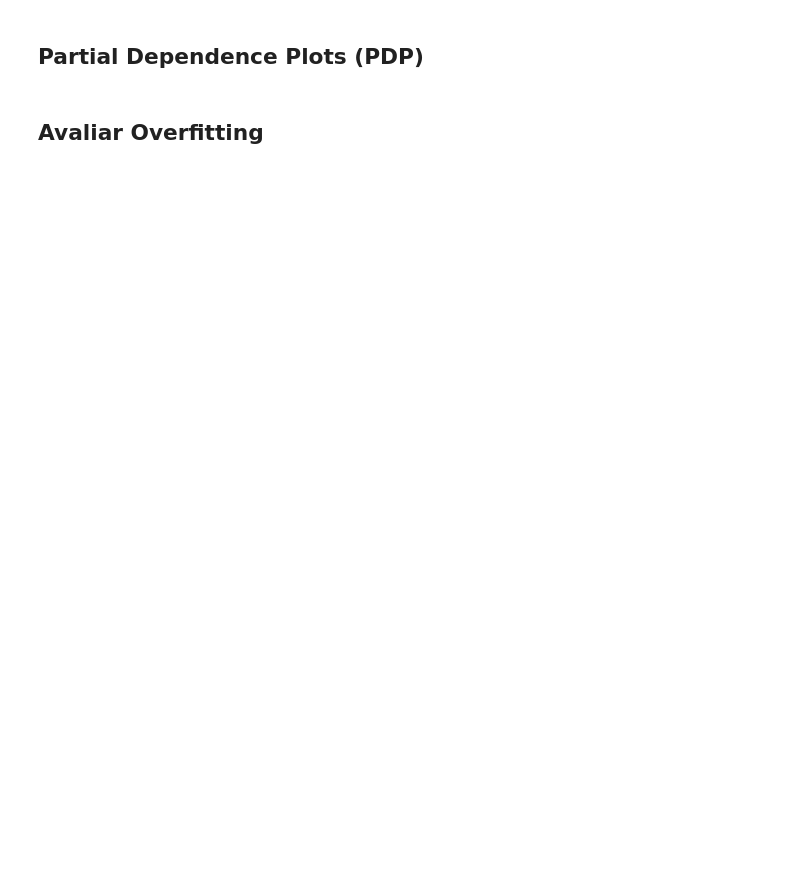
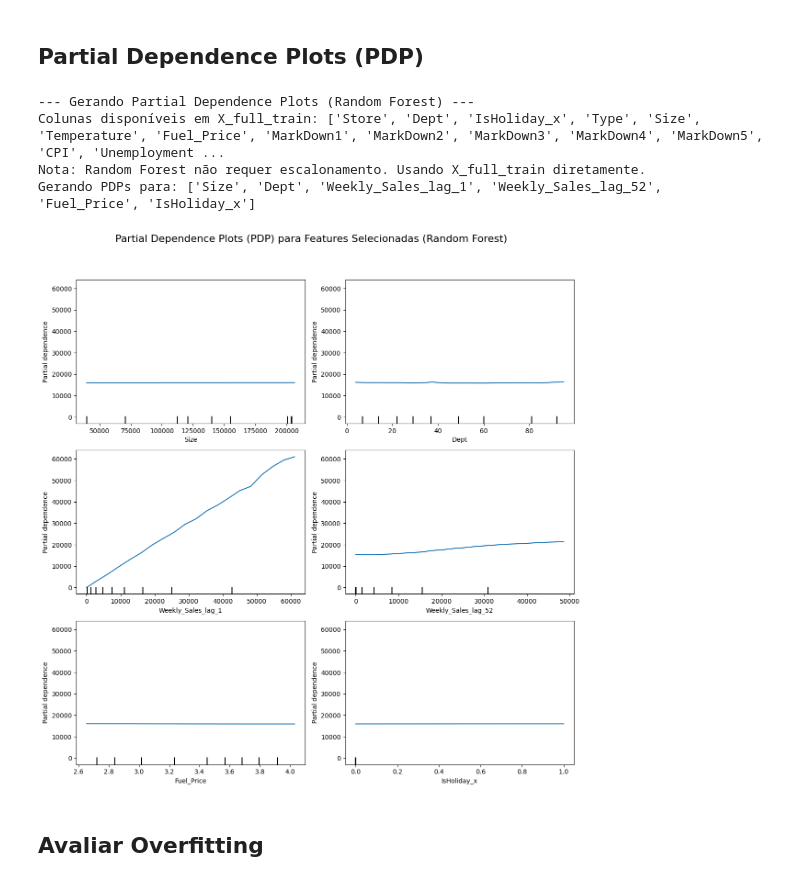
Before and after one commit to gustavolima007/demand-predictor-walmart-MLOps, a Jupyter notebook: notebooks/v4Previsão_de_Demanda_para_Categorias_Chave_de_Produtos_no_Varejo_Alimentício.ipynb, the cells around one changed output. Saved outputs shown, nothing was run; the diff lists cells and outputs as text; code cells hidden in the pictures; blank space fills up the shorter version.

```diff
--- a/notebooks/v4Previsão_de_Demanda_para_Categorias_Chave_de_Produtos_no_Varejo_Alimentício.ipynb
+++ b/notebooks/v4Previsão_de_Demanda_para_Categorias_Chave_de_Produtos_no_Varejo_Alimentício.ipynb
@@ -1539,9 +1923,8 @@ import pandas as pd
 import numpy as np
 import matplotlib.pyplot as plt
 from sklearn.inspection import PartialDependenceDisplay
-from sklearn.preprocessing import StandardScaler
 
-print("\n--- Gerando Partial Dependence Plots (Regressão Linear) ---")
+print("\n--- Gerando Partial Dependence Plots (Random Forest) ---")
 
 # Verifique se as variáveis necessárias existem
 if 'final_model' not in locals() or 'X_full_train' not in locals() or not isinstance(X_full_train, pd.DataFrame):
@@ -1550,28 +1933,18 @@ else:
     # Exibir colunas disponíveis para depuração
     print(f"Colunas disponíveis em X_full_train: {X_full_train.columns.tolist()}")
 
-    # Escalonar X_full_train, mantendo nomes das colunas
-    if 'X_full_train_scaled' not in locals() or X_full_train_scaled is None:
-        print("AVISO: X_full_train_scaled não está definido. Escalonando X_full_train...")
-        if 'scaler' not in locals():
-            print("AVISO: Scaler não encontrado. Criando um novo scaler...")
-            scaler = StandardScaler()
-            X_full_train_scaled = scaler.fit_transform(X_full_train)
-        else:
-            print("Reutilizando scaler existente...")
-            X_full_train_scaled = scaler.transform(X_full_train)
-        # Converter X_full_train_scaled para DataFrame para preservar nomes das colunas
-        X_full_train_scaled = pd.DataFrame(X_full_train_scaled, columns=X_full_train.columns)
-        print("Escalonamento de X_full_train concluído.")
+    # Random Forest não precisa de escalonamento, então usamos X_full_train diretamente
+    print("Nota: Random Forest não requer escalonamento. Usando X_full_train diretamente.")
 
-    # Escolha features para PDP com base nas mais importantes (ajustadas para colunas reais)
+    # Escolha features para PDP com base nas mais importantes
+    # Ajustei as features com base nas colunas reais de X_full_train e na importância anterior
     features_para_pdp = [
-        'IsHoliday',    # Já existe
-        'Size',         # Já existe
-        'CPI',          # Já existe
-        'Weekly_Sales_lag_1_x',  # Substitui roll_mean_4 por lag_1 como proxy
-        'Weekly_Sales_lag_4_x',  # Substitui roll_std_4 por lag_4 como proxy
-        'Weekly_Sales_lag_52_x'  # Substitui roll_mean_52 por lag_52
+        'Size',                  # Tamanho da loja, geralmente importante
+        'Dept',                 # Departamento, alta importância na permutação anterior
+        'Weekly_Sales_lag_1',   # Lag de 1 semana, provavelmente muito importante para Random Forest
+        'Weekly_Sales_lag_52',  # Lag de 52 semanas (sazonalidade anual)
+        'Fuel_Price',           # Preço do combustível, teve alguma importância
+        'IsHoliday_x'           # Feriado, teve alguma importância
     ]
 
     # Filtrar para garantir que apenas features existentes em X_full_train sejam usadas
@@ -1592,34 +1965,40 @@ else:
         fig_height = 4 * n_rows_pdp
         fig_width = 6 * n_cols_pdp
 
         fig, ax = plt.subplots(n_rows_pdp, n_cols_pdp, figsize=(fig_width, fig_height), squeeze=False)
         ax = ax.flatten()
 
         # Gerar PDP para cada feature selecionada
         try:
             display_pdp = PartialDependenceDisplay.from_estimator(
                 final_model,
-                X_full_train_scaled,  # Usar dados escalonados com nomes de colunas
+                X_full_train,  # Usar dados diretamente, sem escalonamento
                 features=features_para_pdp_existentes,
                 kind='average',
                 n_jobs=-1,
                 grid_resolution=20,
                 ax=ax[:n_features_pdp],
                 feature_names=X_full_train.columns.tolist()  # Explicitamente passar nomes das colunas
             )
 
             # Remover eixos não utilizados
             for i in range(n_features_pdp, len(ax)):
                 fig.delaxes(ax[i])
 
             # Ajustar título e layout
-            plt.suptitle("Partial Dependence Plots (PDP) para Features Selecionadas (Regressão Linear)", fontsize=16, y=1.01)
+            plt.suptitle("Partial Dependence Plots (PDP) para Features Selecionadas (Random Forest)", fontsize=16, y=1.01)
             plt.tight_layout(rect=[0, 0, 1, 0.97])
             plt.show()
         except Exception as e:
             print(f"ERRO ao gerar os PDPs: {e}")
             print("Verifique se as features em 'features_para_pdp_existentes' são adequadas para PDP.")
             print(f"Features selecionadas: {features_para_pdp_existentes}")
             print(f"Colunas disponíveis em X_full_train: {X_full_train.columns.tolist()}")
+# %% [output]
+--- Gerando Partial Dependence Plots (Random Forest) ---
+Colunas disponíveis em X_full_train: ['Store', 'Dept', 'IsHoliday_x', 'Type', 'Size', 'Temperature', 'Fuel_Price', 'MarkDown1', 'MarkDown2', 'MarkDown3', 'MarkDown4', 'MarkDown5', 'CPI', 'Unemployment ...
+Nota: Random Forest não requer escalonamento. Usando X_full_train diretamente.
+Gerando PDPs para: ['Size', 'Dept', 'Weekly_Sales_lag_1', 'Weekly_Sales_lag_52', 'Fuel_Price', 'IsHoliday_x']
+[figure, added]
 # %% [markdown]
 ## Avaliar Overfitting
```
Also changed, not shown: parts of 45 cells of this notebook.
